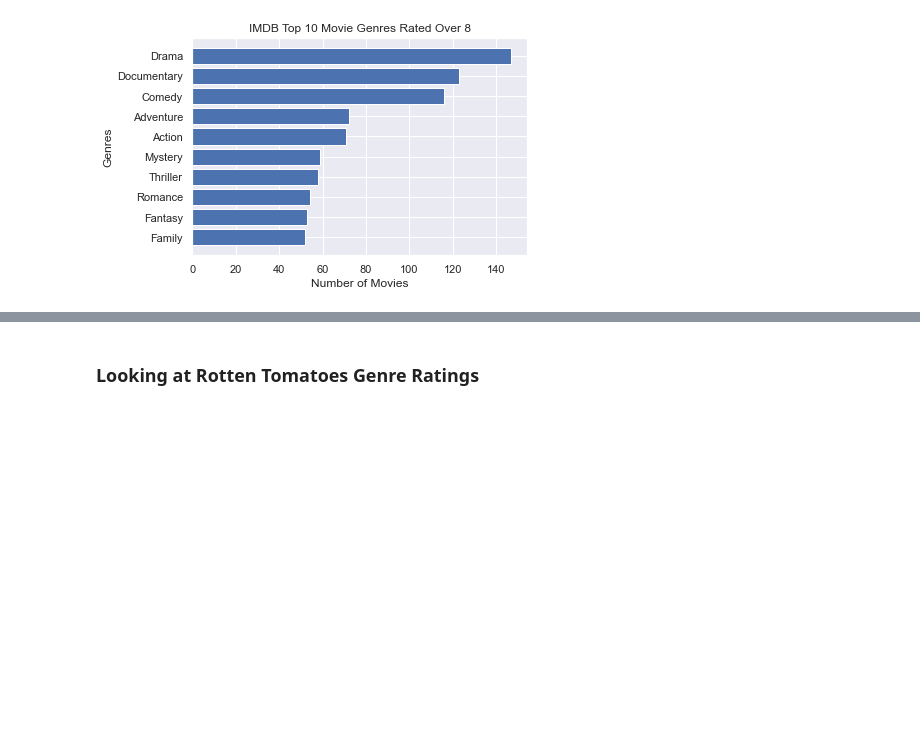
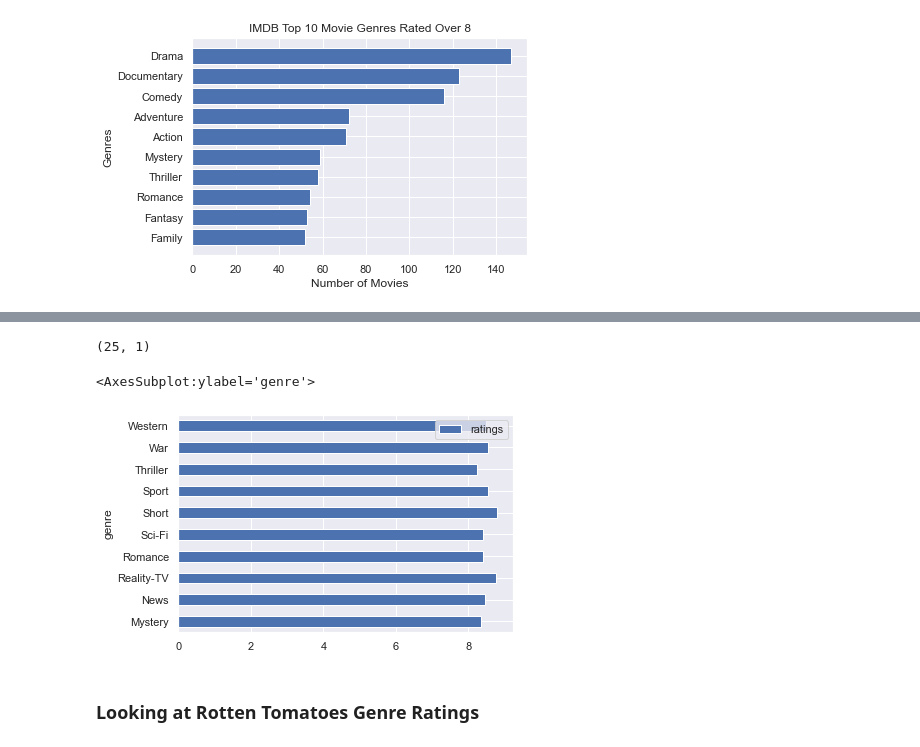
Before and after one commit to zach-hanly/microsoft_movie_project, a Jupyter notebook: jerry/Ignore.ipynb, the cells around one changed output, grey strips where cells are left out. Drawn from its saved outputs; the diff is of its cells as text; code cells hidden in the pictures; blank space fills up the shorter version.

Commit message:
Finished visualizations

```diff
--- a/jerry/testing_1.ipynb
+++ b/jerry/Ignore.ipynb
@@ -117,0 +206,9 @@ ax.set_ylabel('Genres');
+# %%
+genres_ratings = pd.DataFrame([genre_list,ratings_list]).T
+# %%
+genres_ratings.columns = ['genre','ratings']
+# %%
+genres_ratings['ratings'] = genres_ratings['ratings'].astype(float)
+# %%
+average_ratings = genres_ratings.groupby('genre').mean()
+average_ratings
@@ -118,3 +246,13 @@ ax.set_ylabel('Genres');
+# %%
+average_ratings.sort_values(by='ratings')
+average_ratings.shape
+# %% [output]
+(25, 1)
+# %%
+average_ratings[15:].plot.barh()
+# %% [output]
+<AxesSubplot:ylabel='genre'>
+[figure, added]
 # %% [markdown]
 ### Looking at Rotten Tomatoes Genre Ratings
 # %%
```
Also changed, not shown: parts of 14 cells of this notebook, 2 other files.
